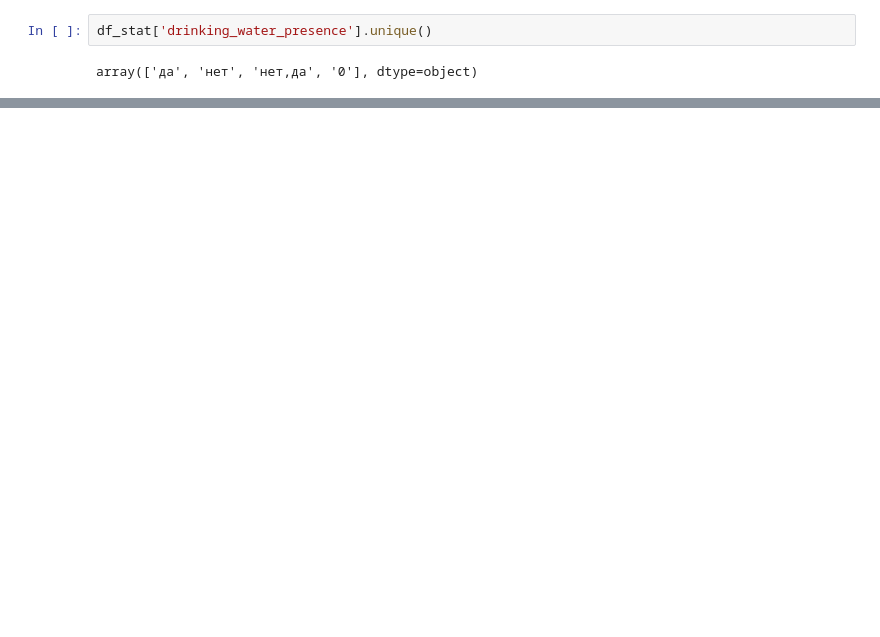
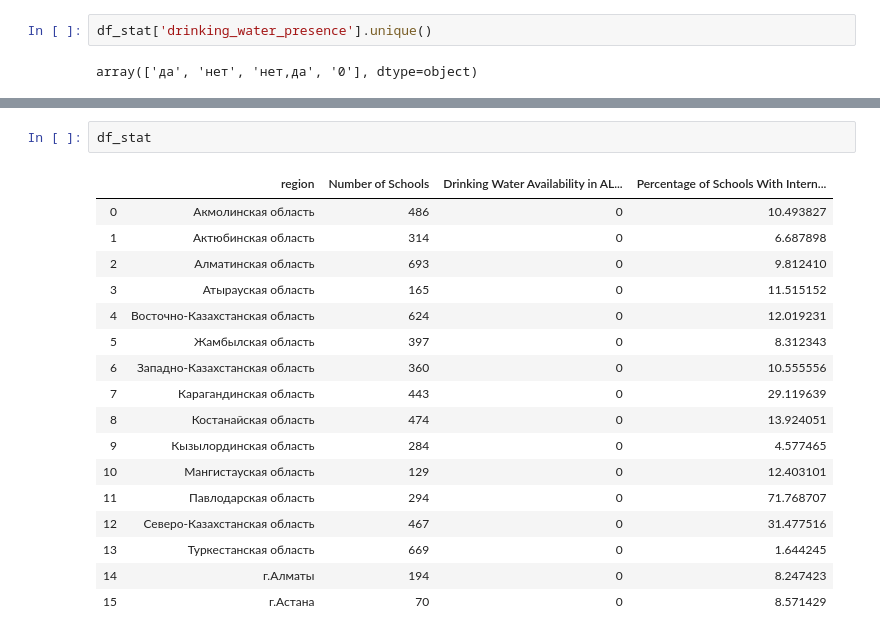
Before and after one commit to ZhansayaZhapar/dsacademy-python, a Jupyter notebook: HW2.ipynb, the cells around one changed output, grey strips where cells are left out. Saved outputs shown, nothing was run; the diff lists cells and outputs as text; blank space fills up the shorter version.

```diff
--- a/HW2.ipynb
+++ b/HW2.ipynb
@@ -700,0 +760,20 @@ df_stat
+# %%
+df_stat
+# %% [output]
+|  | region | Number of Schools | Drinking Water Availability in AL... | Percentage of Schools With Intern... |
+| 0 | Акмолинская область | 486 | 0 | 10.493827 |
+| 1 | Актюбинская область | 314 | 0 | 6.687898 |
+| 2 | Алматинская область | 693 | 0 | 9.812410 |
+| 3 | Атырауская область | 165 | 0 | 11.515152 |
+| 4 | Восточно-Казахстанская область | 624 | 0 | 12.019231 |
+| 5 | Жамбылская область | 397 | 0 | 8.312343 |
+| 6 | Западно-Казахстанская область | 360 | 0 | 10.555556 |
+| 7 | Карагандинская область | 443 | 0 | 29.119639 |
+| 8 | Костанайская область | 474 | 0 | 13.924051 |
+| 9 | Кызылординская область | 284 | 0 | 4.577465 |
+| 10 | Мангистауская область | 129 | 0 | 12.403101 |
+| 11 | Павлодарская область | 294 | 0 | 71.768707 |
+| 12 | Северо-Казахстанская область | 467 | 0 | 31.477516 |
+| 13 | Туркестанская область | 669 | 0 | 1.644245 |
+| 14 | г.Алматы | 194 | 0 | 8.247423 |
+| 15 | г.Астана | 70 | 0 | 8.571429 |
```
Also changed, not shown: parts of 8 cells of this notebook, 1 other file.
